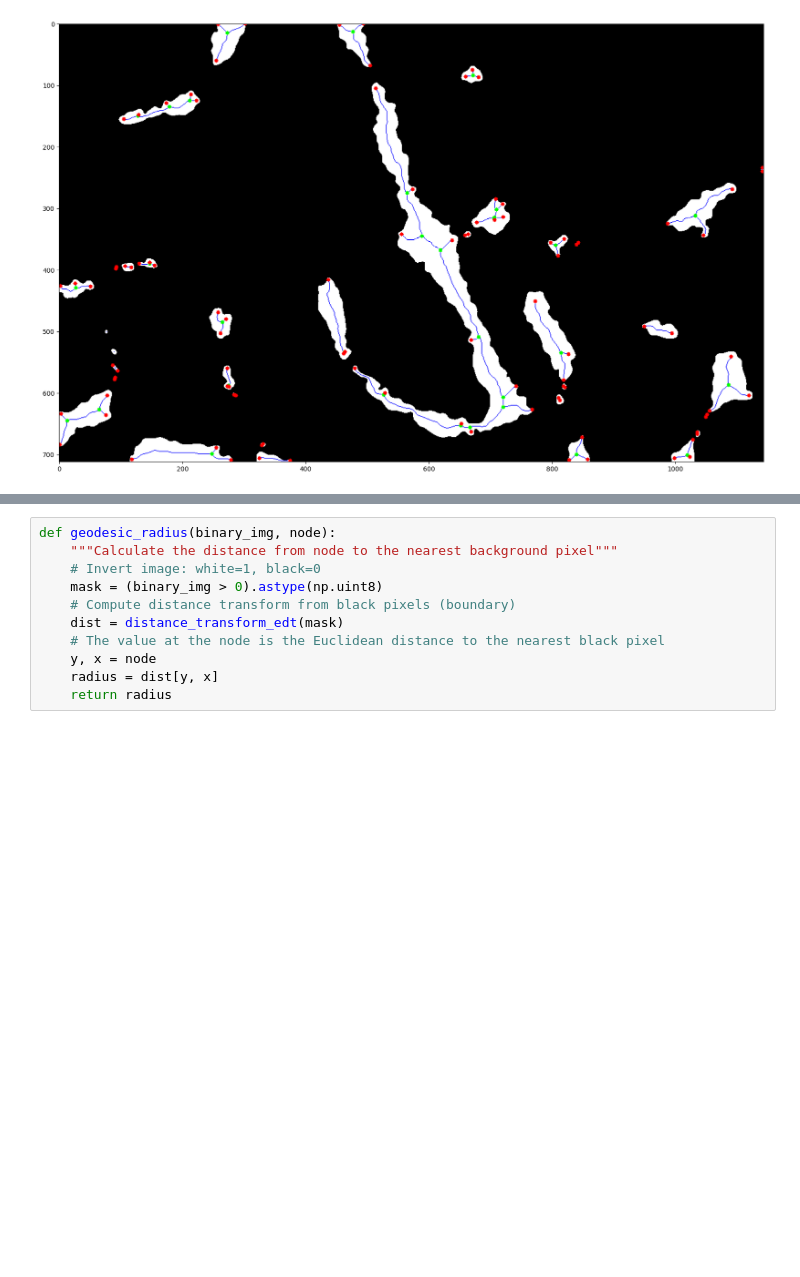
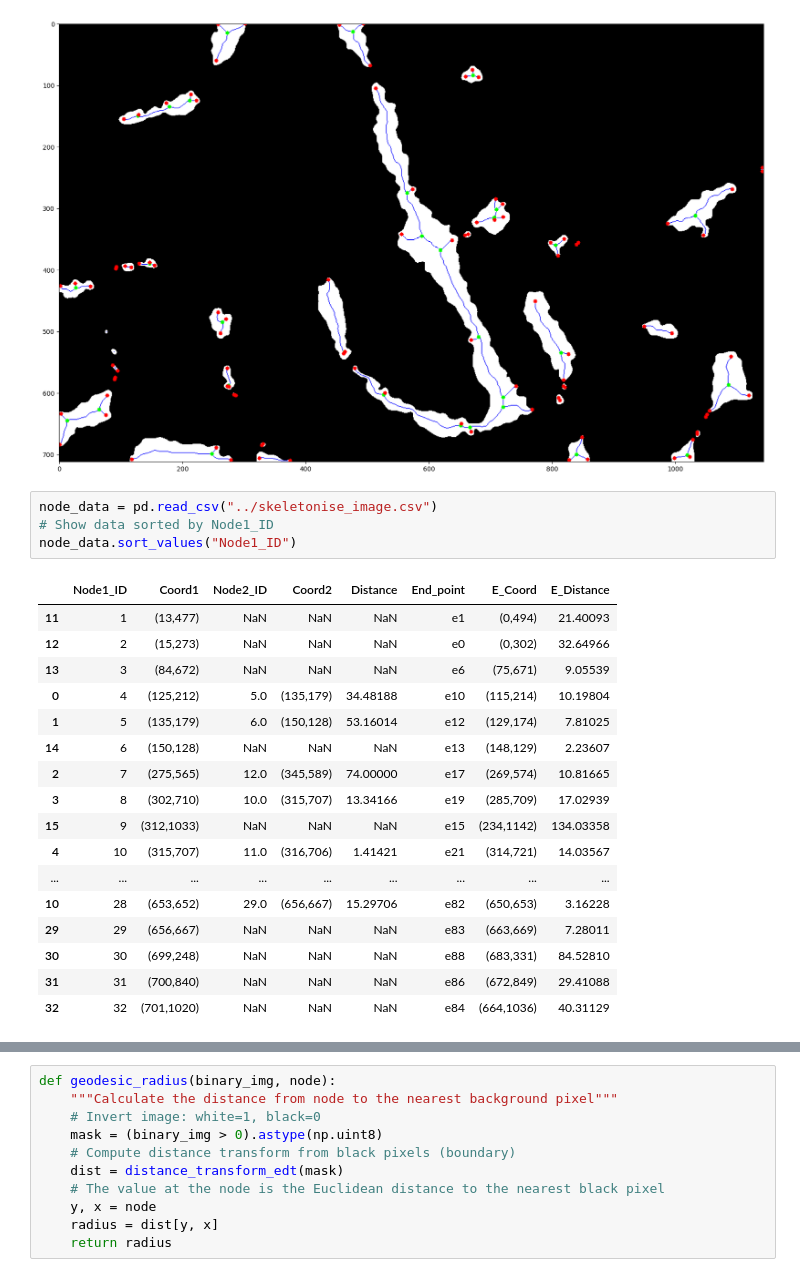
Before and after one commit to Rajdeep2302/IIT_ROPAR, a Jupyter notebook: report/image_visulization.ipynb, the cells around one changed output, grey strips where cells are left out. Drawn from its saved outputs; the diff is of its cells as text; blank space fills up the shorter version.

```diff
--- a/report/image_visulization.ipynb
+++ b/report/image_visulization.ipynb
@@ -146,3 +146,25 @@ plt.imshow(out)
 # %% [output]
 <matplotlib.image.AxesImage at 0x...>
 [figure]
+# %%
+node_data = pd.read_csv("../skeletonise_image.csv")
+# Show data sorted by Node1_ID
+node_data.sort_values("Node1_ID")
+# %% [output]
+|  | Node1_ID | Coord1 | Node2_ID | Coord2 | Distance | End_point | E_Coord | E_Distance |
+| 11 | 1 | (13,477) | NaN | NaN | NaN | e1 | (0,494) | 21.40093 |
+| 12 | 2 | (15,273) | NaN | NaN | NaN | e0 | (0,302) | 32.64966 |
+| 13 | 3 | (84,672) | NaN | NaN | NaN | e6 | (75,671) | 9.05539 |
+| 0 | 4 | (125,212) | 5.0 | (135,179) | 34.48188 | e10 | (115,214) | 10.19804 |
+| 1 | 5 | (135,179) | 6.0 | (150,128) | 53.16014 | e12 | (129,174) | 7.81025 |
+| 14 | 6 | (150,128) | NaN | NaN | NaN | e13 | (148,129) | 2.23607 |
+| 2 | 7 | (275,565) | 12.0 | (345,589) | 74.00000 | e17 | (269,574) | 10.81665 |
+| 3 | 8 | (302,710) | 10.0 | (315,707) | 13.34166 | e19 | (285,709) | 17.02939 |
+| 15 | 9 | (312,1033) | NaN | NaN | NaN | e15 | (234,1142) | 134.03358 |
+| 4 | 10 | (315,707) | 11.0 | (316,706) | 1.41421 | e21 | (314,721) | 14.03567 |
+| ... | ... | ... | ... | ... | ... | ... | ... | ... |
+| 10 | 28 | (653,652) | 29.0 | (656,667) | 15.29706 | e82 | (650,653) | 3.16228 |
+| 29 | 29 | (656,667) | NaN | NaN | NaN | e83 | (663,669) | 7.28011 |
+| 30 | 30 | (699,248) | NaN | NaN | NaN | e88 | (683,331) | 84.52810 |
+| 31 | 31 | (700,840) | NaN | NaN | NaN | e86 | (672,849) | 29.41088 |
+| 32 | 32 | (701,1020) | NaN | NaN | NaN | e84 | (664,1036) | 40.31129 |
```
Also changed, not shown: parts of 1 cell of this notebook.
